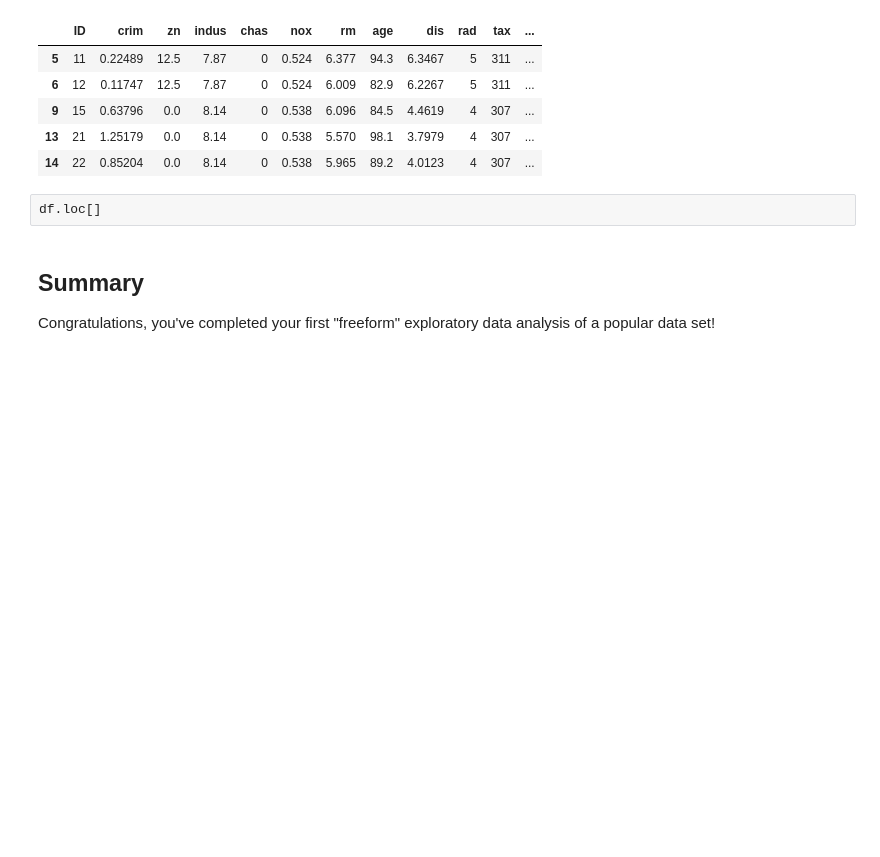
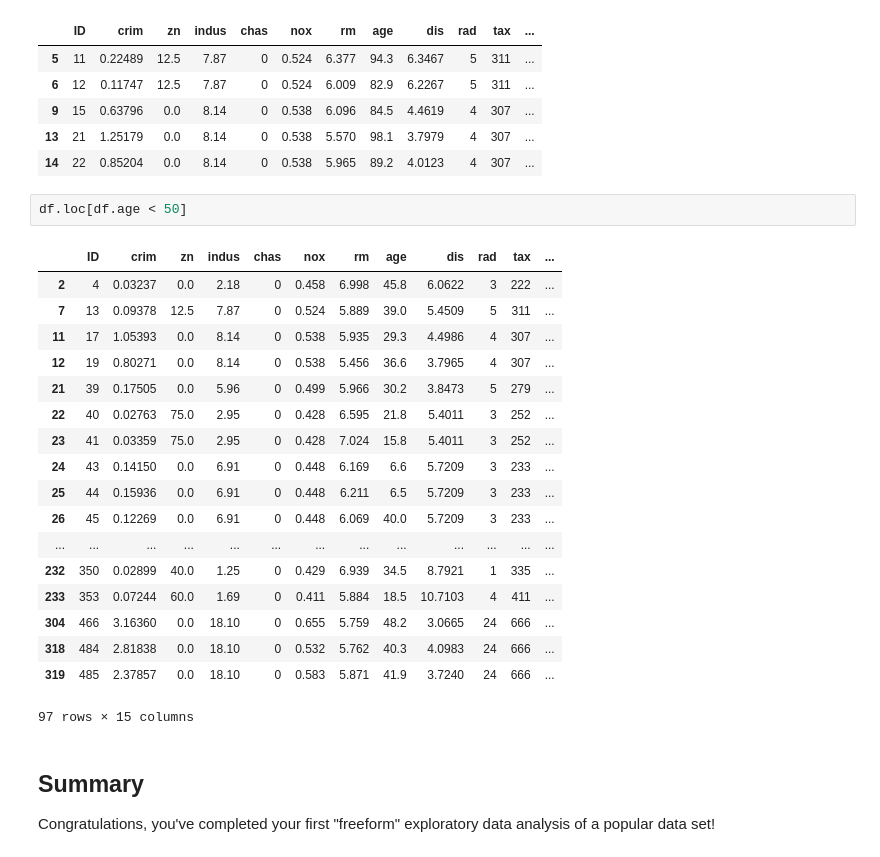
Before and after one commit to AlludedCrabb/dsc-1-03-16-eda-with-pandas-using-the-boston-housing-data-lab-seattle-ds-career-040119, a Jupyter notebook: index.ipynb, the cells around one changed output. Saved outputs shown, nothing was run; the diff lists cells and outputs as text; blank space fills up the shorter version.

```diff
--- a/index.ipynb
+++ b/index.ipynb
@@ -128,7 +128,26 @@ df.loc[df.age > 80].head()
 | 13 | 21 | 1.25179 | 0.0 | 8.14 | 0 | 0.538 | 5.570 | 98.1 | 3.7979 | 4 | 307 | ... |
 | 14 | 22 | 0.85204 | 0.0 | 8.14 | 0 | 0.538 | 5.965 | 89.2 | 4.0123 | 4 | 307 | ... |
 # %%
-df.loc[]
+df.loc[df.age < 50]
+# %% [output]
+|  | ID | crim | zn | indus | chas | nox | rm | age | dis | rad | tax | ... |
+| 2 | 4 | 0.03237 | 0.0 | 2.18 | 0 | 0.458 | 6.998 | 45.8 | 6.0622 | 3 | 222 | ... |
+| 7 | 13 | 0.09378 | 12.5 | 7.87 | 0 | 0.524 | 5.889 | 39.0 | 5.4509 | 5 | 311 | ... |
+| 11 | 17 | 1.05393 | 0.0 | 8.14 | 0 | 0.538 | 5.935 | 29.3 | 4.4986 | 4 | 307 | ... |
+| 12 | 19 | 0.80271 | 0.0 | 8.14 | 0 | 0.538 | 5.456 | 36.6 | 3.7965 | 4 | 307 | ... |
+| 21 | 39 | 0.17505 | 0.0 | 5.96 | 0 | 0.499 | 5.966 | 30.2 | 3.8473 | 5 | 279 | ... |
+| 22 | 40 | 0.02763 | 75.0 | 2.95 | 0 | 0.428 | 6.595 | 21.8 | 5.4011 | 3 | 252 | ... |
+| 23 | 41 | 0.03359 | 75.0 | 2.95 | 0 | 0.428 | 7.024 | 15.8 | 5.4011 | 3 | 252 | ... |
+| 24 | 43 | 0.14150 | 0.0 | 6.91 | 0 | 0.448 | 6.169 | 6.6 | 5.7209 | 3 | 233 | ... |
+| 25 | 44 | 0.15936 | 0.0 | 6.91 | 0 | 0.448 | 6.211 | 6.5 | 5.7209 | 3 | 233 | ... |
+| 26 | 45 | 0.12269 | 0.0 | 6.91 | 0 | 0.448 | 6.069 | 40.0 | 5.7209 | 3 | 233 | ... |
+| ... | ... | ... | ... | ... | ... | ... | ... | ... | ... | ... | ... | ... |
+| 232 | 350 | 0.02899 | 40.0 | 1.25 | 0 | 0.429 | 6.939 | 34.5 | 8.7921 | 1 | 335 | ... |
+| 233 | 353 | 0.07244 | 60.0 | 1.69 | 0 | 0.411 | 5.884 | 18.5 | 10.7103 | 4 | 411 | ... |
+| 304 | 466 | 3.16360 | 0.0 | 18.10 | 0 | 0.655 | 5.759 | 48.2 | 3.0665 | 24 | 666 | ... |
+| 318 | 484 | 2.81838 | 0.0 | 18.10 | 0 | 0.532 | 5.762 | 40.3 | 4.0983 | 24 | 666 | ... |
+| 319 | 485 | 2.37857 | 0.0 | 18.10 | 0 | 0.583 | 5.871 | 41.9 | 3.7240 | 24 | 666 | ... |
+97 rows × 15 columns
 # %% [markdown]
 ## Summary
 
```
